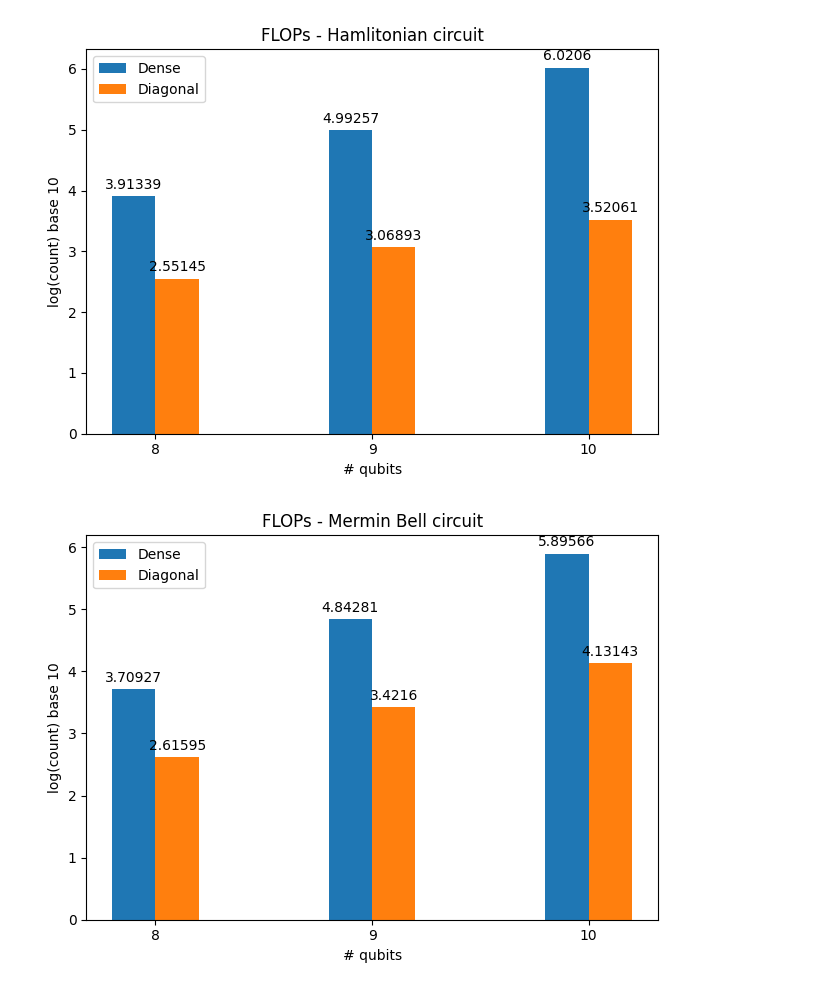
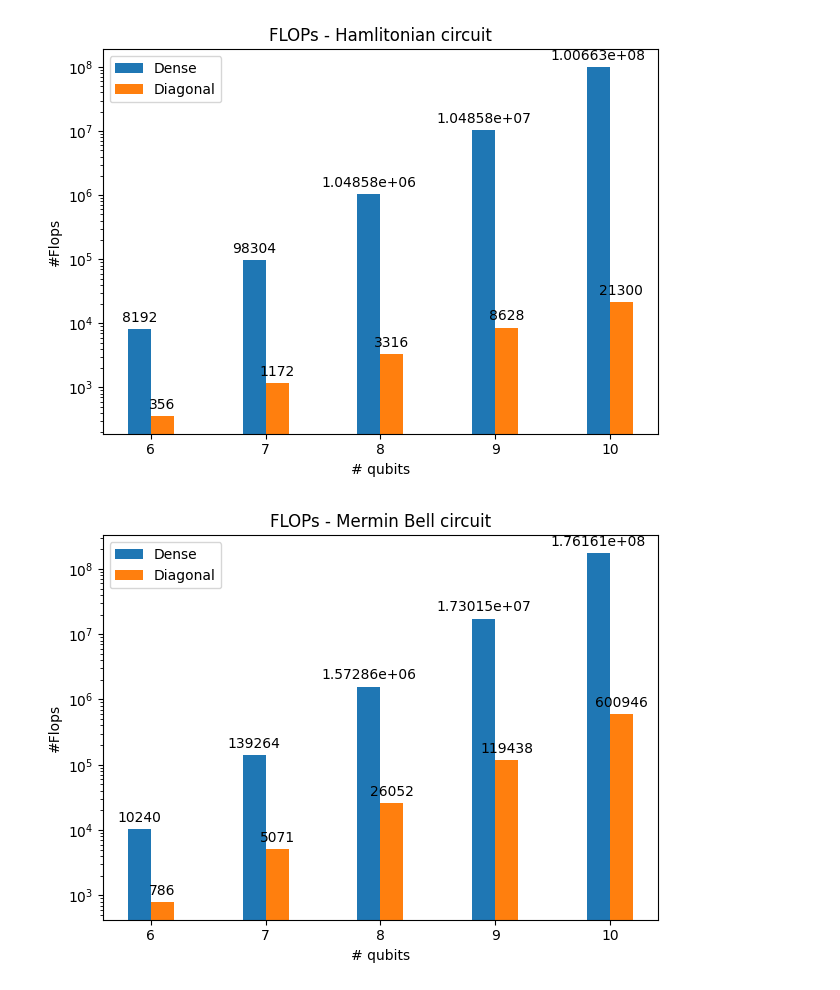
Before and after one commit to srikarchundury/diaq, a Jupyter notebook: benchmarks/analyze.ipynb, the cells around one changed output. Cells and saved outputs as stored; diff of their text form; code cells hidden in the pictures.

Commit message:
changed scale in images

```diff
--- a/benchmarks/analyze.ipynb
+++ b/benchmarks/analyze.ipynb
@@ -63,17 +65,17 @@ import matplotlib.pyplot as plt
 import numpy as np
 
 
-labels = ["8", "9", "10"]
+labels = ["6", "7", "8", "9", "10"]
 
 x = np.arange(len(labels))  # the label locations
 width = 0.2  # the width of the bars
 
 fig, ax = plt.subplots()
-rects1 = ax.bar(x - width/2, [math.log(x,10) for x in y3new[:3]], width, label='Dense')
-rects2 = ax.bar(x + width/2, [math.log(x,10) for x in y4new[:3]], width, label='Diagonal')
+rects1 = ax.bar(x - width/2, y3new[:5], width, label='Dense')
+rects2 = ax.bar(x + width/2, y4new[:5], width, label='Diagonal')
 
-# Add some text for labels, title and custom x-axis tick labels, etc.
-ax.set_ylabel('log(count) base 10')
+ax.set_yscale('log')
+ax.set_ylabel('#Flops')
 ax.set_xlabel('# qubits')
 ax.set_title('FLOPs - Hamlitonian circuit')
 ax.set_xticks(x, labels)
@@ -86,33 +88,35 @@ fig.tight_layout()
 
 plt.show()
 # %% [output]
-[figure, old version]
+[figure, new version]
 # %%
 y5, z5 = get_add_mul_lists("mermin_bell", "dense")
+y5new = [x + y for x, y in zip(y5, z5)]
 y6, z6 = get_add_mul_lists("mermin_bell", "sparse")
+y6new = [x + y for x, y in zip(y6, z6)]
 # %%
 import math
 
-labels = ["8", "9", "10"]
+labels = ["6", "7", "8", "9", "10"]
 
 x = np.arange(len(labels))  # the label locations
 width = 0.2  # the width of the bars
 
 fig, ax = plt.subplots()
-rects1 = ax.bar(x - width/2, [math.log(x,10) for x in y5[:3]], width, label='Dense')
-rects2 = ax.bar(x + width/2, [math.log(x,10) for x in y6[:3]], width, label='Diagonal')
+rects1 = ax.bar(x - width/2, y5new[:5], width, label='Dense')
+rects2 = ax.bar(x + width/2, y6new[:5], width, label='Diagonal')
 
-# Add some text for labels, title and custom x-axis tick labels, etc.
-ax.set_ylabel('log(count) base 10')
+ax.set_yscale('log')
+ax.set_ylabel('#Flops')
 ax.set_xlabel('# qubits')
 ax.set_title('FLOPs - Mermin Bell circuit')
 ax.set_xticks(x, labels)
 ax.legend()
 
 ax.bar_label(rects1, padding=3)
 ax.bar_label(rects2, padding=3)
 
 fig.tight_layout()
 plt.show()
 # %% [output]
-[figure, old version]
+[figure, new version]
```
Also changed, not shown: parts of 3 cells of this notebook, 3 other files.
